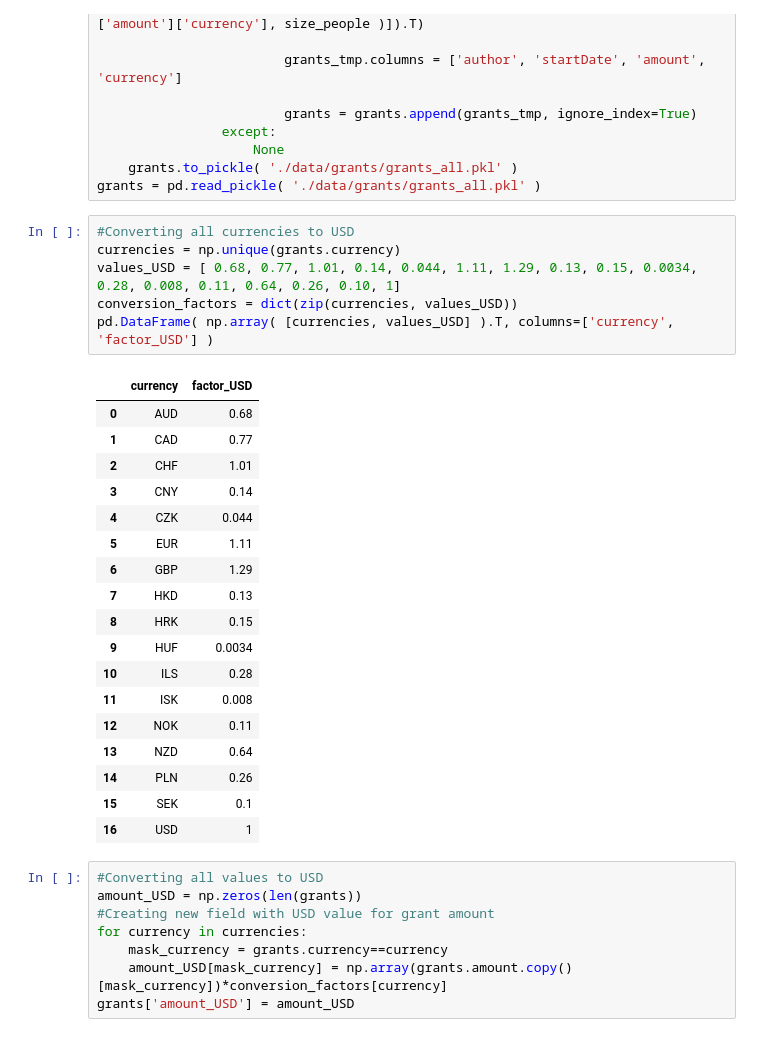
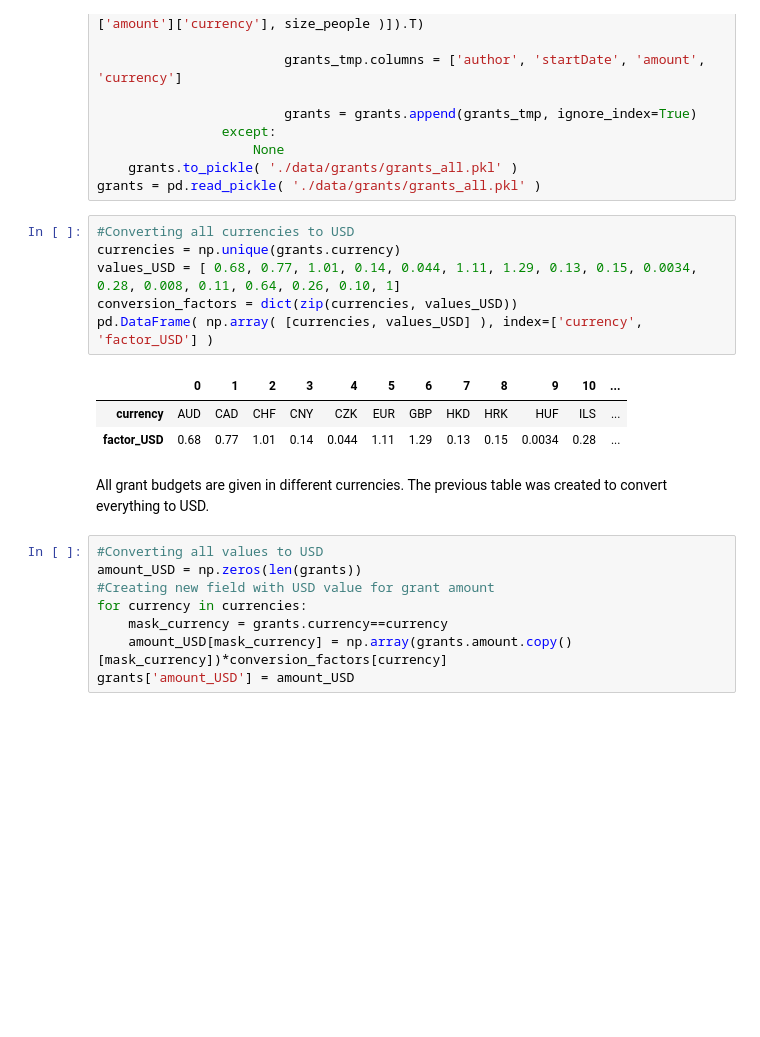
Before and after one commit to sbustamante/scigraph_project, a Jupyter notebook: Exploration.ipynb, the cells around one changed output. Saved outputs shown, nothing was run; the diff lists cells and outputs as text; blank space fills up the shorter version.

```diff
--- a/Exploration.ipynb
+++ b/Exploration.ipynb
@@ -640,28 +740,15 @@ grants = pd.read_pickle( './data/grants/grants_all.pkl' )
 # %%
 #Converting all currencies to USD
 currencies = np.unique(grants.currency)
 values_USD = [ 0.68, 0.77, 1.01, 0.14, 0.044, 1.11, 1.29, 0.13, 0.15, 0.0034, 0.28, 0.008, 0.11, 0.64, 0.26, 0.10, 1]
 conversion_factors = dict(zip(currencies, values_USD))
-pd.DataFrame( np.array( [currencies, values_USD] ).T, columns=['currency', 'factor_USD'] )
+pd.DataFrame( np.array( [currencies, values_USD] ), index=['currency', 'factor_USD'] )
 # %% [output]
-|  | currency | factor_USD |
-| 0 | AUD | 0.68 |
-| 1 | CAD | 0.77 |
-| 2 | CHF | 1.01 |
-| 3 | CNY | 0.14 |
-| 4 | CZK | 0.044 |
-| 5 | EUR | 1.11 |
-| 6 | GBP | 1.29 |
-| 7 | HKD | 0.13 |
-| 8 | HRK | 0.15 |
-| 9 | HUF | 0.0034 |
-| 10 | ILS | 0.28 |
-| 11 | ISK | 0.008 |
-| 12 | NOK | 0.11 |
-| 13 | NZD | 0.64 |
-| 14 | PLN | 0.26 |
-| 15 | SEK | 0.1 |
-| 16 | USD | 1 |
+|  | 0 | 1 | 2 | 3 | 4 | 5 | 6 | 7 | 8 | 9 | 10 | ... |
+| currency | AUD | CAD | CHF | CNY | CZK | EUR | GBP | HKD | HRK | HUF | ILS | ... |
+| factor_USD | 0.68 | 0.77 | 1.01 | 0.14 | 0.044 | 1.11 | 1.29 | 0.13 | 0.15 | 0.0034 | 0.28 | ... |
+# %% [markdown]
+All grant budgets are given in different currencies. The previous table was created to convert everything to USD.
 # %%
 #Converting all values to USD
 amount_USD = np.zeros(len(grants))
```
Also changed, not shown: parts of 54 cells of this notebook, 10 other files.
